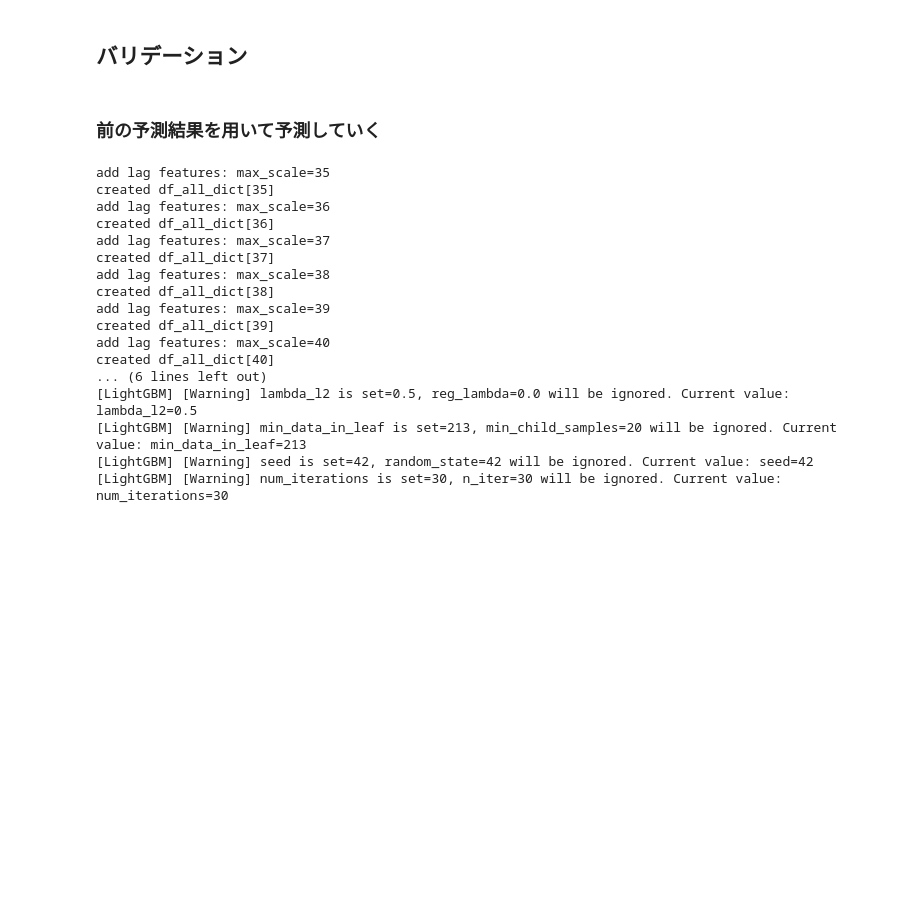
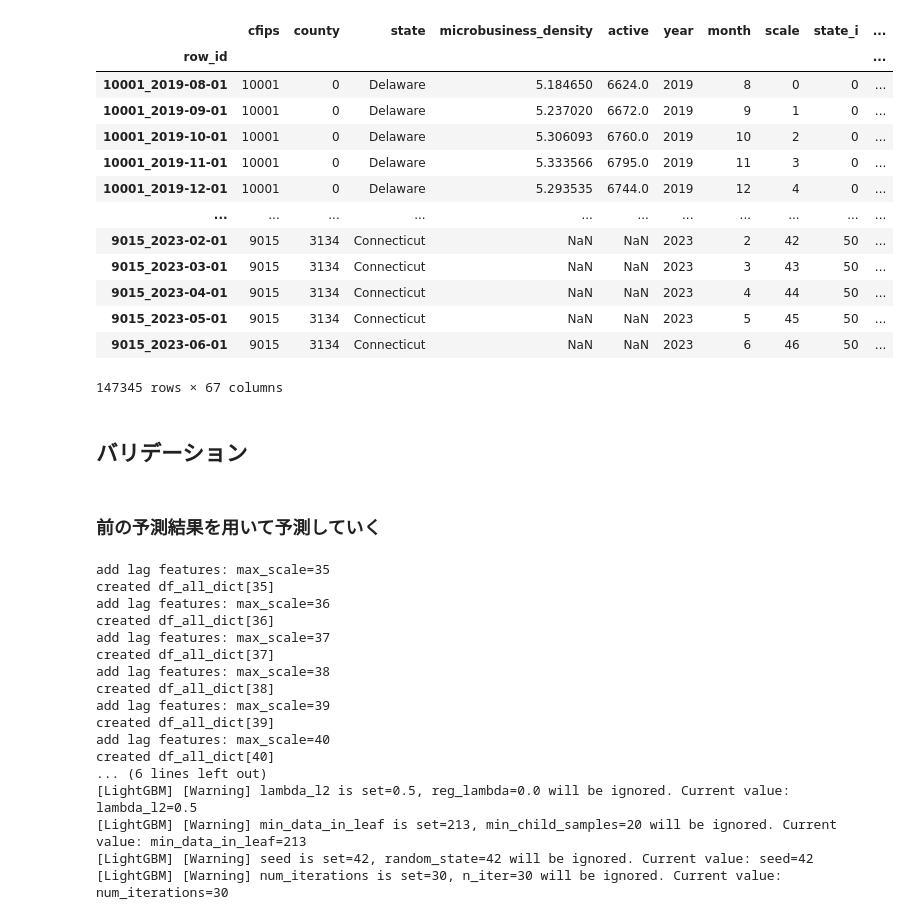
Before and after one commit to KazuakiTokunaga/kaggle-godaddy, a Jupyter notebook: code-analysis/analysis_my004_module.ipynb, the cells around one changed output. Saved outputs shown, nothing was run; the diff lists cells and outputs as text; code cells hidden in the pictures; blank space fills up the shorter version.

```diff
--- a/code-analysis/analysis_my004_module.ipynb
+++ b/code-analysis/analysis_my004_module.ipynb
@@ -30,3 +32,20 @@ TypeError: 'str' object cannot be interpreted as an integer
+# %%
+df_all
+# %% [output]
+|  | cfips | county | state | microbusiness_density | active | year | month | scale | state_i | ... |
+| row_id |  |  |  |  |  |  |  |  |  | ... |
+| 10001_2019-08-01 | 10001 | 0 | Delaware | 5.184650 | 6624.0 | 2019 | 8 | 0 | 0 | ... |
+| 10001_2019-09-01 | 10001 | 0 | Delaware | 5.237020 | 6672.0 | 2019 | 9 | 1 | 0 | ... |
+| 10001_2019-10-01 | 10001 | 0 | Delaware | 5.306093 | 6760.0 | 2019 | 10 | 2 | 0 | ... |
+| 10001_2019-11-01 | 10001 | 0 | Delaware | 5.333566 | 6795.0 | 2019 | 11 | 3 | 0 | ... |
+| 10001_2019-12-01 | 10001 | 0 | Delaware | 5.293535 | 6744.0 | 2019 | 12 | 4 | 0 | ... |
+| ... | ... | ... | ... | ... | ... | ... | ... | ... | ... | ... |
+| 9015_2023-02-01 | 9015 | 3134 | Connecticut | NaN | NaN | 2023 | 2 | 42 | 50 | ... |
+| 9015_2023-03-01 | 9015 | 3134 | Connecticut | NaN | NaN | 2023 | 3 | 43 | 50 | ... |
+| 9015_2023-04-01 | 9015 | 3134 | Connecticut | NaN | NaN | 2023 | 4 | 44 | 50 | ... |
+| 9015_2023-05-01 | 9015 | 3134 | Connecticut | NaN | NaN | 2023 | 5 | 45 | 50 | ... |
+| 9015_2023-06-01 | 9015 | 3134 | Connecticut | NaN | NaN | 2023 | 6 | 46 | 50 | ... |
+147345 rows × 67 columns
 # %%
 params={
         "act_thre": 140,
```
Also changed, not shown: parts of 1 cell of this notebook, 2 other files.
